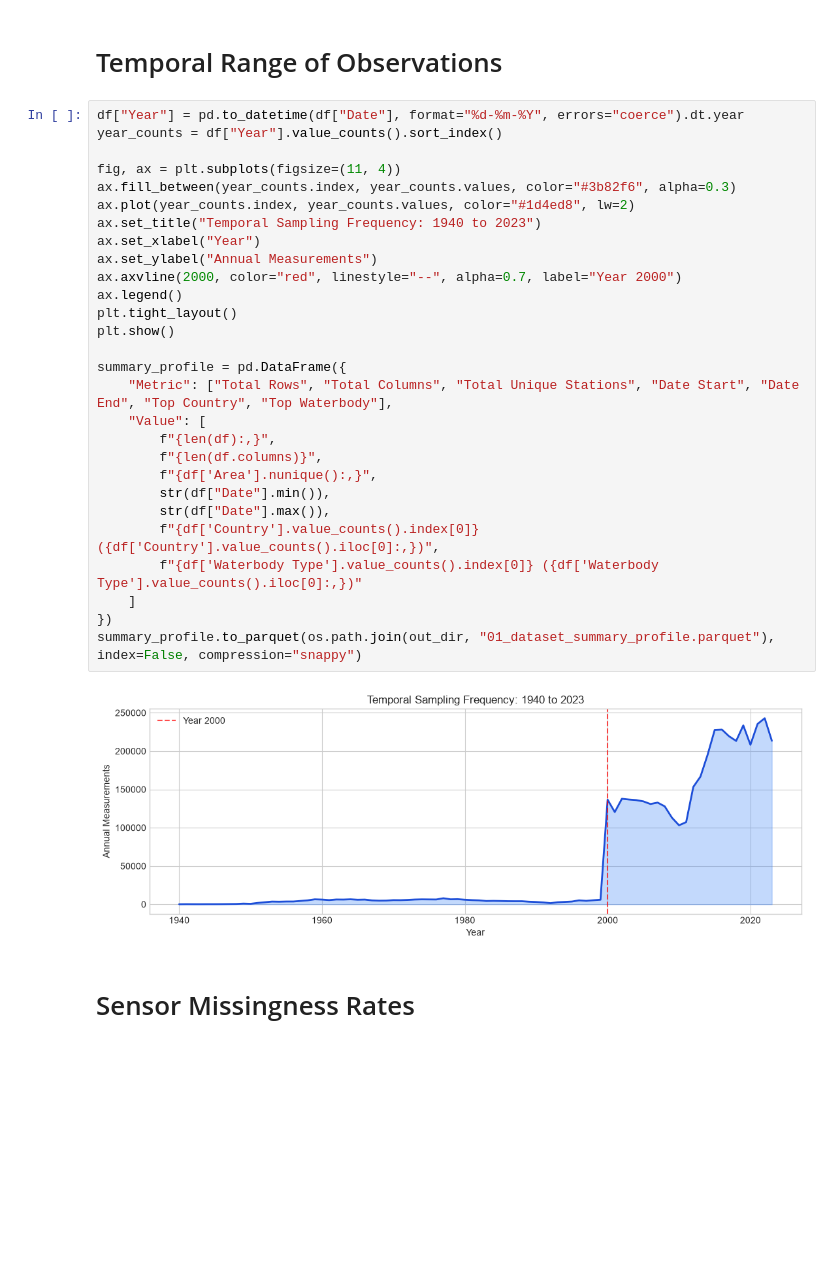
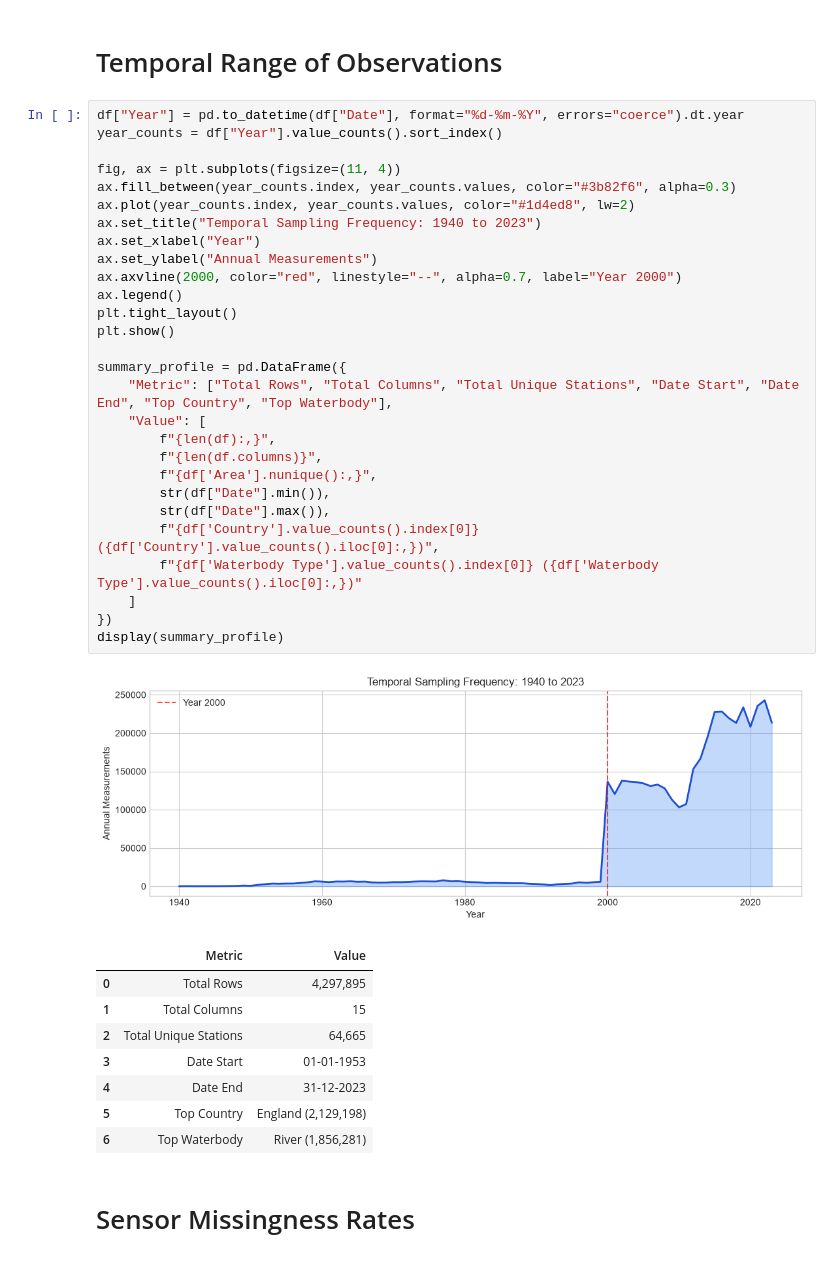
Before and after one commit to Amansoni045/Semester_5_AML_DL, a Jupyter notebook: notebooks/01.EDA/01_data_understanding.ipynb, the cells around one changed output. Saved outputs shown, nothing was run; the diff lists cells and outputs as text; blank space fills up the shorter version.

```diff
--- a/notebooks/01.EDA/01_data_understanding.ipynb
+++ b/notebooks/01.EDA/01_data_understanding.ipynb
@@ -109,33 +109,41 @@ Total Unique Monitoring Stations: 64,665
 # %%
 df["Year"] = pd.to_datetime(df["Date"], format="%d-%m-%Y", errors="coerce").dt.year
 year_counts = df["Year"].value_counts().sort_index()
 
 fig, ax = plt.subplots(figsize=(11, 4))
 ax.fill_between(year_counts.index, year_counts.values, color="#3b82f6", alpha=0.3)
 ax.plot(year_counts.index, year_counts.values, color="#1d4ed8", lw=2)
 ax.set_title("Temporal Sampling Frequency: 1940 to 2023")
 ax.set_xlabel("Year")
 ax.set_ylabel("Annual Measurements")
 ax.axvline(2000, color="red", linestyle="--", alpha=0.7, label="Year 2000")
 ax.legend()
 plt.tight_layout()
 plt.show()
 
 summary_profile = pd.DataFrame({
     "Metric": ["Total Rows", "Total Columns", "Total Unique Stations", "Date Start", "Date End", "Top Country", "Top Waterbody"],
     "Value": [
         f"{len(df):,}",
         f"{len(df.columns)}",
         f"{df['Area'].nunique():,}",
         str(df["Date"].min()),
         str(df["Date"].max()),
         f"{df['Country'].value_counts().index[0]} ({df['Country'].value_counts().iloc[0]:,})",
         f"{df['Waterbody Type'].value_counts().index[0]} ({df['Waterbody Type'].value_counts().iloc[0]:,})"
     ]
 })
-summary_profile.to_parquet(os.path.join(out_dir, "01_dataset_summary_profile.parquet"), index=False, compression="snappy")
+display(summary_profile)
 # %% [output]
 [figure]
+|  | Metric | Value |
+| 0 | Total Rows | 4,297,895 |
+| 1 | Total Columns | 15 |
+| 2 | Total Unique Stations | 64,665 |
+| 3 | Date Start | 01-01-1953 |
+| 4 | Date End | 31-12-2023 |
+| 5 | Top Country | England (2,129,198) |
+| 6 | Top Waterbody | River (1,856,281) |
 # %% [markdown]
 # Sensor Missingness Rates
 # %%
```
Also changed, not shown: parts of 2 cells of this notebook, 18 other files.
